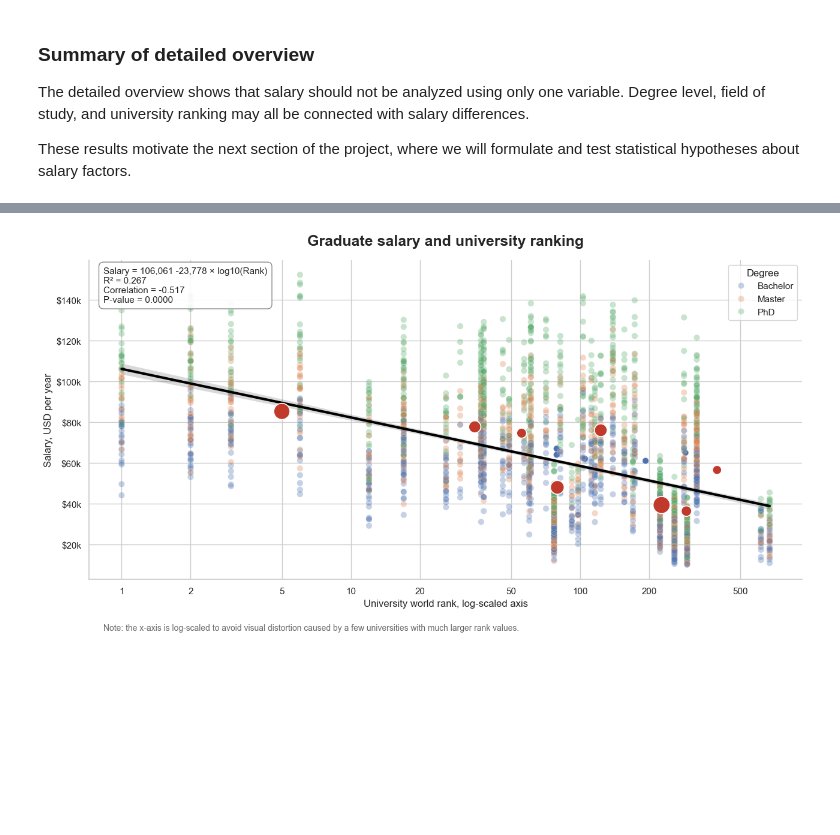
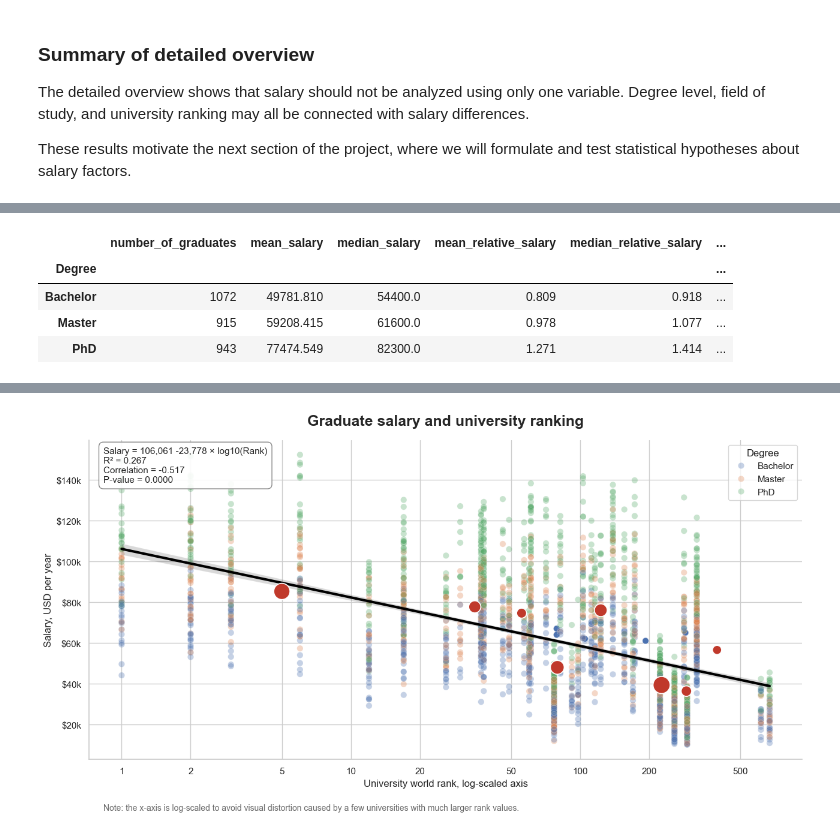
Before and after one commit to maxtheshock/PythonDS-Project, a Jupyter notebook: PythonNotebook.ipynb, the cells around one changed output, grey strips where cells are left out. Cells and saved outputs as stored; diff of their text form; code cells hidden in the pictures; blank space fills up the shorter version.

```diff
--- a/PythonNotebook.ipynb
+++ b/PythonNotebook.ipynb
@@ -978,0 +994,41 @@ These results motivate the next section of the project, where we will formulate
+# %%
+h1_metric_col = "Salary Relative to Field Median"
+
+h1_data = analysis_data.dropna(
+    subset=["Degree", "Field", salary_col, h1_metric_col]
+).copy()
+
+h1_data = h1_data[
+    h1_data["Degree"].isin(degree_order)
+].copy()
+
+h1_data["Degree"] = pd.Categorical(
+    h1_data["Degree"],
+    categories=degree_order,
+    ordered=True
+)
+
+degree_salary_check = (
+    h1_data
+    .groupby("Degree", observed=True)
+    .agg(
+        number_of_graduates=(salary_col, "count"),
+        mean_salary=(salary_col, "mean"),
+        median_salary=(salary_col, "median"),
+        mean_relative_salary=(h1_metric_col, "mean"),
+        median_relative_salary=(h1_metric_col, "median")
+    )
+    .round(3)
+)
+
+degree_salary_check["median_salary_premium_percent"] = (
+    (degree_salary_check["median_relative_salary"] - 1) * 100
+).round(2)
+
+degree_salary_check
+# %% [output]
+|  | number_of_graduates | mean_salary | median_salary | mean_relative_salary | median_relative_salary | ... |
+| Degree |  |  |  |  |  | ... |
+| Bachelor | 1072 | 49781.810 | 54400.0 | 0.809 | 0.918 | ... |
+| Master | 915 | 59208.415 | 61600.0 | 0.978 | 1.077 | ... |
+| PhD | 943 | 77474.549 | 82300.0 | 1.271 | 1.414 | ... |
```
Also changed, not shown: parts of 8 cells of this notebook.
